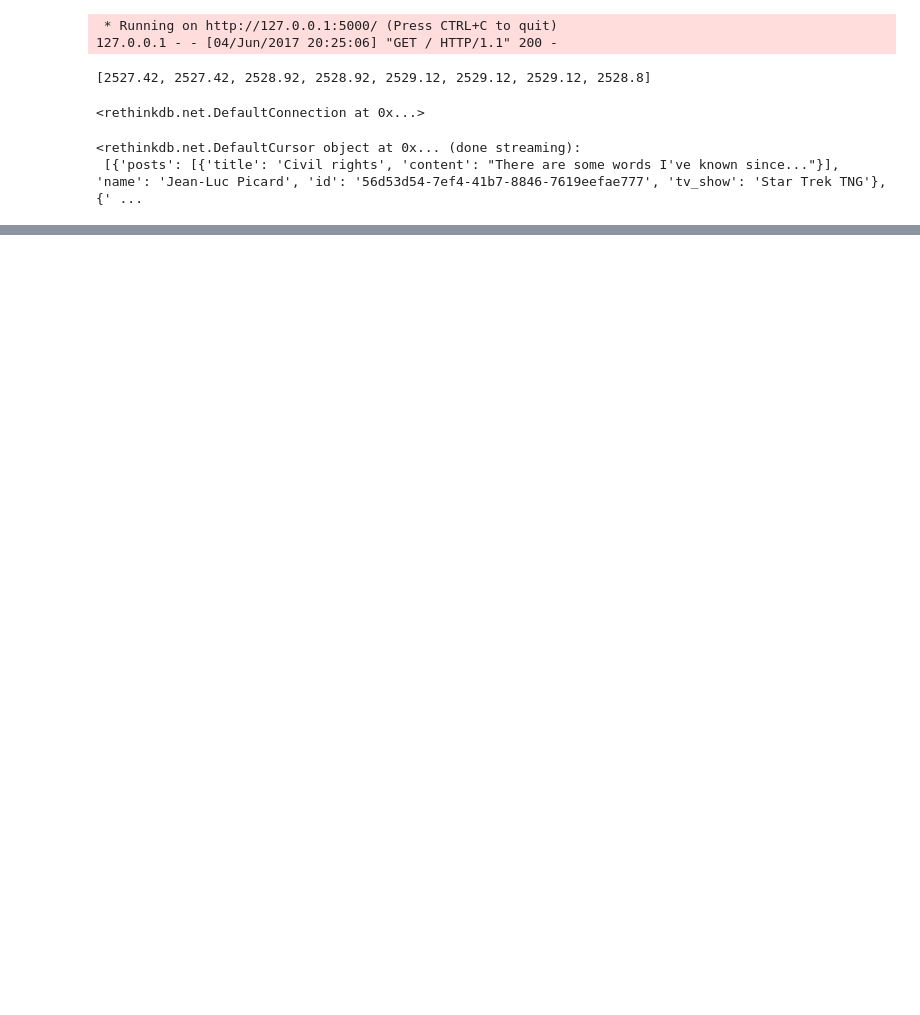
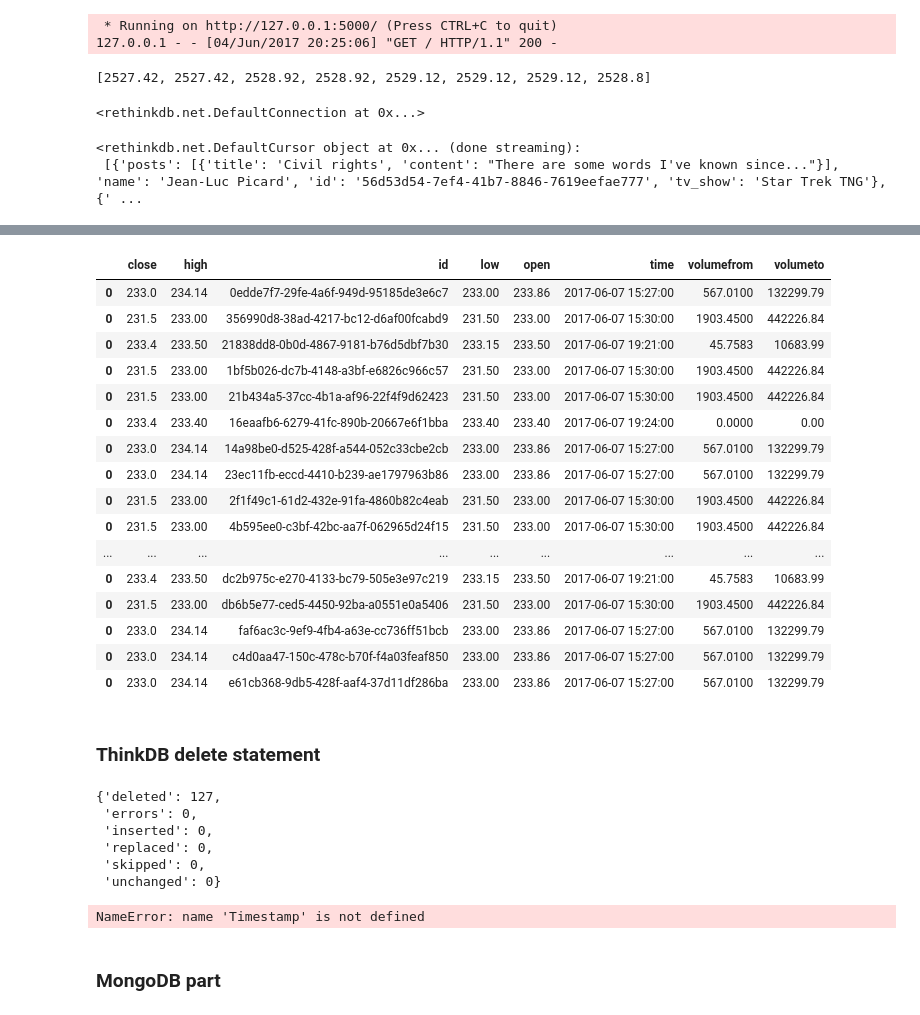
Before and after one commit to kuatroka/algo_dev, a Jupyter notebook: cryptocoin extraction script.ipynb, the cells around one changed output, grey strips where cells are left out. Saved outputs shown, nothing was run; the diff lists cells and outputs as text; code cells hidden in the pictures; blank space fills up the shorter version.

```diff
--- a/cryptocoin extraction script.ipynb
+++ b/cryptocoin extraction script.ipynb
@@ -216,0 +244,62 @@ for i in authors:
+# %%
+from IPython.display import display
+import numpy as np
+np.set_printoptions(suppress=True)
+from_db = r.db("COIN_PRICES").table("BTCUSD").run()
+df_from_db = pd.DataFrame()
+for i in from_db:
+
+    df_from_db = df_from_db.append(pd.io.json.json_normalize(i))
+
+df_from_db.time = pd.to_datetime(df_from_db.time, unit='s')
+# df_from_db.set_index(df_from_db.time, inplace=True)
+# df_from_db.drop(['time'],inplace=True)
+df_from_db
+# %% [output]
+|  | close | high | id | low | open | time | volumefrom | volumeto |
+| 0 | 233.0 | 234.14 | 0edde7f7-29fe-4a6f-949d-95185de3e6c7 | 233.00 | 233.86 | 2017-06-07 15:27:00 | 567.0100 | 132299.79 |
+| 0 | 231.5 | 233.00 | 356990d8-38ad-4217-bc12-d6af00fcabd9 | 231.50 | 233.00 | 2017-06-07 15:30:00 | 1903.4500 | 442226.84 |
+| 0 | 233.4 | 233.50 | 21838dd8-0b0d-4867-9181-b76d5dbf7b30 | 233.15 | 233.50 | 2017-06-07 19:21:00 | 45.7583 | 10683.99 |
+| 0 | 231.5 | 233.00 | 1bf5b026-dc7b-4148-a3bf-e6826c966c57 | 231.50 | 233.00 | 2017-06-07 15:30:00 | 1903.4500 | 442226.84 |
+| 0 | 231.5 | 233.00 | 21b434a5-37cc-4b1a-af96-22f4f9d62423 | 231.50 | 233.00 | 2017-06-07 15:30:00 | 1903.4500 | 442226.84 |
+| 0 | 233.4 | 233.40 | 16eaafb6-6279-41fc-890b-20667e6f1bba | 233.40 | 233.40 | 2017-06-07 19:24:00 | 0.0000 | 0.00 |
+| 0 | 233.0 | 234.14 | 14a98be0-d525-428f-a544-052c33cbe2cb | 233.00 | 233.86 | 2017-06-07 15:27:00 | 567.0100 | 132299.79 |
+| 0 | 233.0 | 234.14 | 23ec11fb-eccd-4410-b239-ae1797963b86 | 233.00 | 233.86 | 2017-06-07 15:27:00 | 567.0100 | 132299.79 |
+| 0 | 231.5 | 233.00 | 2f1f49c1-61d2-432e-91fa-4860b82c4eab | 231.50 | 233.00 | 2017-06-07 15:30:00 | 1903.4500 | 442226.84 |
+| 0 | 231.5 | 233.00 | 4b595ee0-c3bf-42bc-aa7f-062965d24f15 | 231.50 | 233.00 | 2017-06-07 15:30:00 | 1903.4500 | 442226.84 |
+| ... | ... | ... | ... | ... | ... | ... | ... | ... |
+| 0 | 233.4 | 233.50 | dc2b975c-e270-4133-bc79-505e3e97c219 | 233.15 | 233.50 | 2017-06-07 19:21:00 | 45.7583 | 10683.99 |
+| 0 | 231.5 | 233.00 | db6b5e77-ced5-4450-92ba-a0551e0a5406 | 231.50 | 233.00 | 2017-06-07 15:30:00 | 1903.4500 | 442226.84 |
+| 0 | 233.0 | 234.14 | faf6ac3c-9ef9-4fb4-a63e-cc736ff51bcb | 233.00 | 233.86 | 2017-06-07 15:27:00 | 567.0100 | 132299.79 |
+| 0 | 233.0 | 234.14 | c4d0aa47-150c-478c-b70f-f4a03feaf850 | 233.00 | 233.86 | 2017-06-07 15:27:00 | 567.0100 | 132299.79 |
+| 0 | 233.0 | 234.14 | e61cb368-9db5-428f-aaf4-37d11df286ba | 233.00 | 233.86 | 2017-06-07 15:27:00 | 567.0100 | 132299.79 |
+# %% [markdown]
+### ThinkDB delete statement
+# %%
+r.db("COIN_PRICES").table("BTCUSD").delete().run()
+# %% [output]
+{'deleted': 127,
+ 'errors': 0,
+ 'inserted': 0,
+ 'replaced': 0,
+ 'skipped': 0,
+ 'unchanged': 0}
+# %%
+r.db("COIN_PRICES").table("BTCUSD").insert([{'close': 235.4,
+  'high': 235.45,
+  'low': 235.01,
+  'open': 235.45,
+  'time': 1496839500,
+  'volumefrom': 74.81,
+  'volumeto': 17606.41},
+ {'close': 234.59,
+  'high': 235.4,
+  'low': 234.59,
+  'open': 235.4,
+  'time': 1496839680,
+  'volumefrom': 38.21,
+  'volumeto': 8977.23}]).run()
+# %% [output]
+NameError: name 'Timestamp' is not defined
+# %% [markdown]
+### MongoDB part
```
Also changed, not shown: parts of 10 cells of this notebook.
